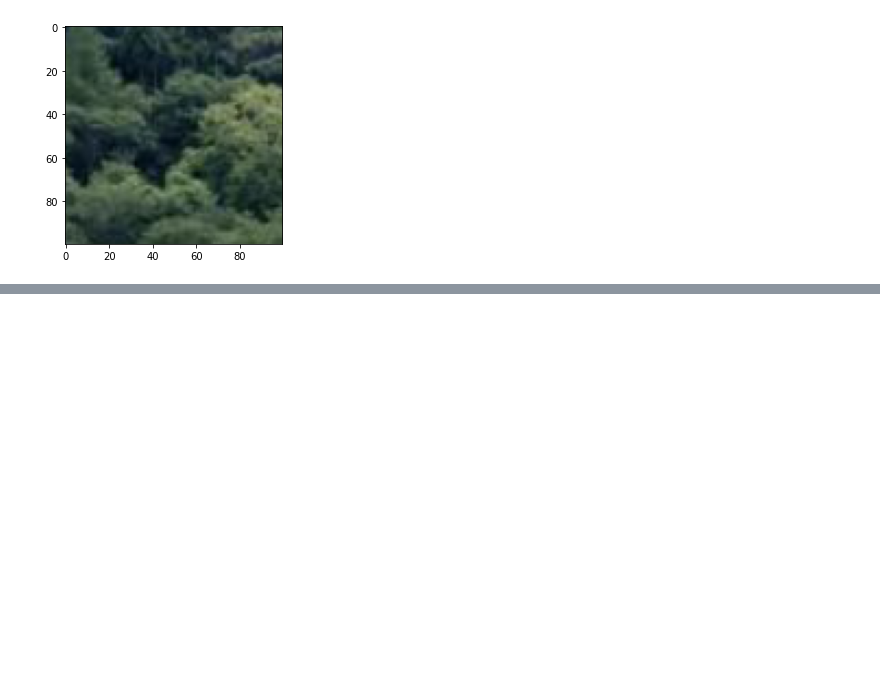
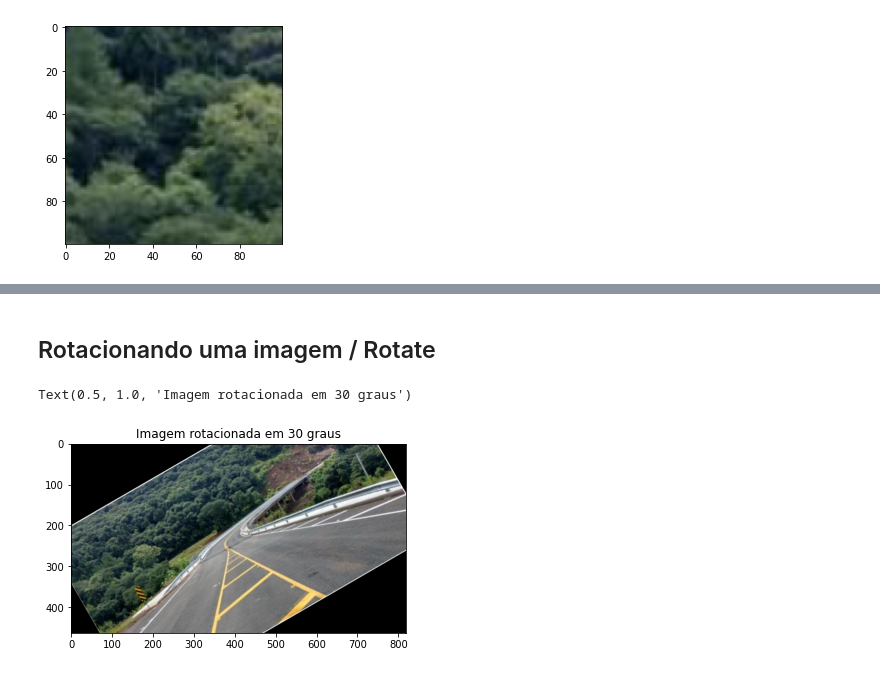
Before and after one commit to felypemaciel/atlantico-bootcamp, a Jupyter notebook: trailhead/visao_computacional/01_opencv.ipynb, the cells around one changed output, grey strips where cells are left out. Saved outputs shown, nothing was run; the diff lists cells and outputs as text; code cells hidden in the pictures; blank space fills up the shorter version.

```diff
--- a/trailhead/visao_computacional/01_opencv.ipynb
+++ b/trailhead/visao_computacional/01_opencv.ipynb
@@ -5,3 +6,6 @@ import matplotlib.pyplot as plt
+# %%
+def convertcolor(img):
+    return cv2.cvtColor(img, cv2.COLOR_BGR2RGB)
 # %%
 # leitura de uma imagem
 imagem = cv2.imread('img/dany.png')
@@ -88,0 +150,12 @@ True
+# %% [markdown]
+## Rotacionando uma imagem / Rotate
+# %%
+(alt, lar) = img.shape[:2]
+centro = (lar//2, alt//2)
+M = cv2.getRotationMatrix2D(centro, 30, 1.0) # rotacao de 30 graus
+img_rotacionada = cv2.warpAffine(img, M, (lar, alt))
+plt.imshow(convertcolor(img_rotacionada))
+plt.title('Imagem rotacionada em 30 graus')
+# %% [output]
+Text(0.5, 1.0, 'Imagem rotacionada em 30 graus')
+[figure, added]
```
Also changed, not shown: parts of 7 cells of this notebook.
